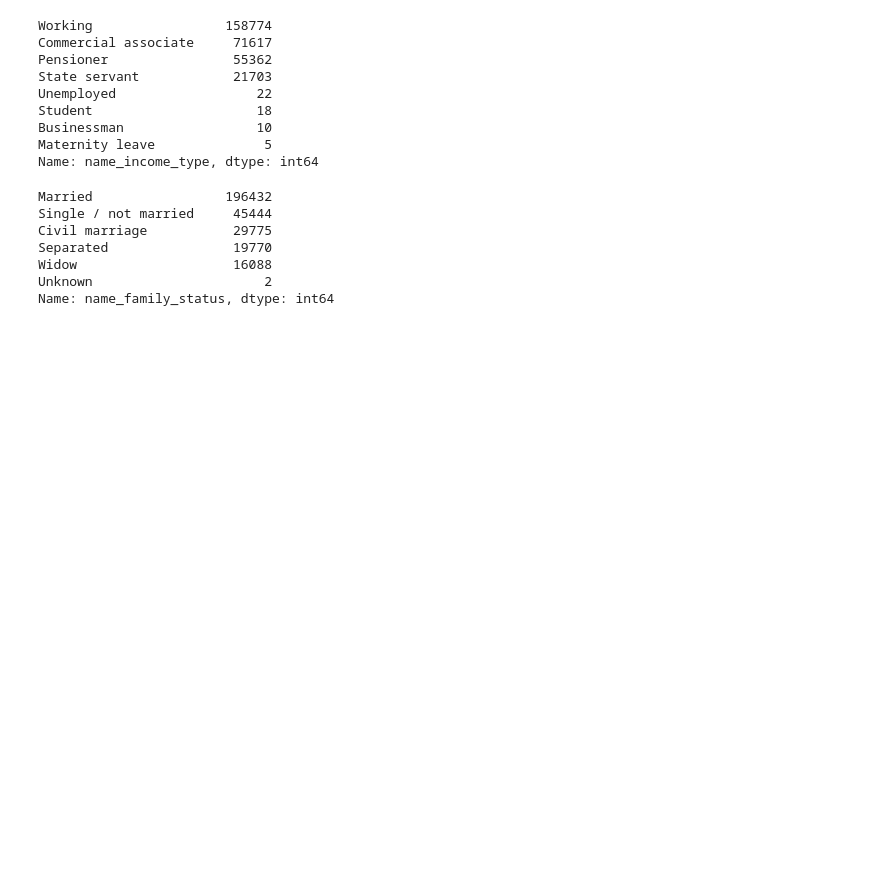
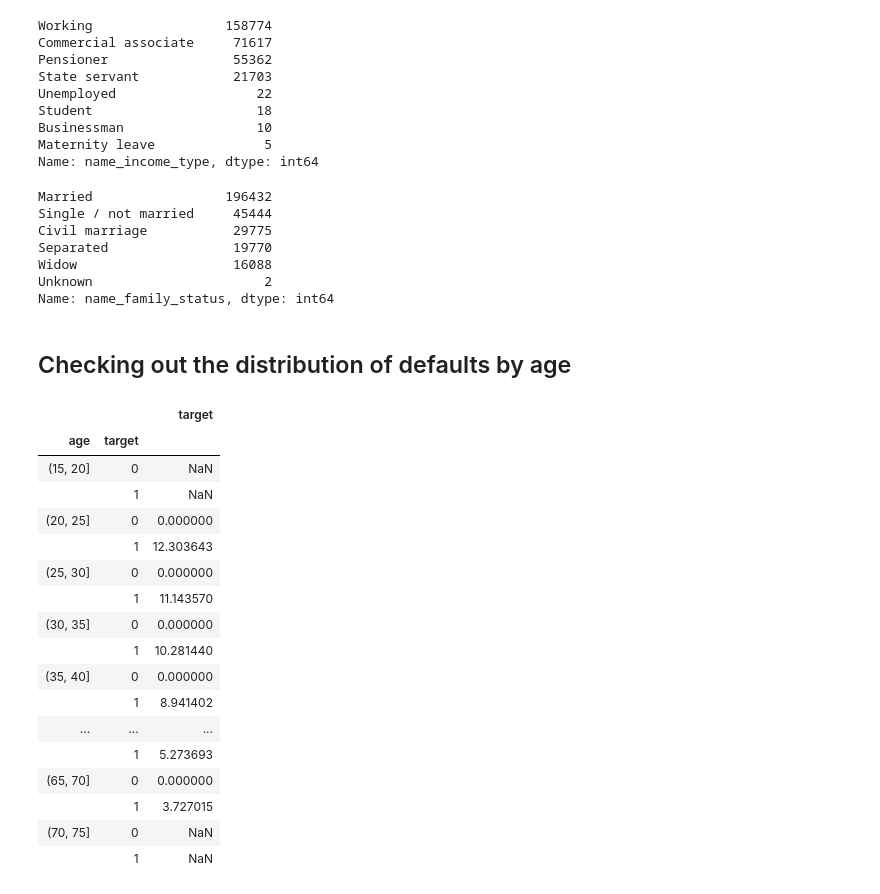
Before and after one commit to gouvs/default_risk, a Jupyter notebook: train_eda.ipynb, the cells around one changed output. Saved outputs shown, nothing was run; the diff lists cells and outputs as text; code cells hidden in the pictures; blank space fills up the shorter version.

```diff
--- a/train_eda.ipynb
+++ b/train_eda.ipynb
@@ -295,3 +295,40 @@ Separated                19770
 Widow                    16088
 Unknown                      2
 Name: name_family_status, dtype: int64
+# %%
+grouped_train = train.copy()
+# %% [markdown]
+## Checking out the distribution of defaults by age
+# %%
+grouped_train['age'] = grouped_train['days_birth']/-365
+# %%
+age_bins = pd.cut(grouped_train['age'], list(np.arange(15,80,5)))
+# %%
+binned_age_target = grouped_train.groupby([age_bins, 'target']).agg({'target': 'sum'}) #['target'].sum()
+# In [3]: df.groupby(bins)['Value'].agg(['count', 'sum'])
+
+# state_office = df.groupby(['state', 'office_id']).agg({'sales': 'sum'})
+
+age_target = grouped_train.groupby(age_bins).agg({'target': 'count'})
+
+
+binned_age_target.div(age_target, level='age') *100
+# %% [output]
+|  |  | target |
+| age | target |  |
+| (15, 20] | 0 | NaN |
+|  | 1 | NaN |
+| (20, 25] | 0 | 0.000000 |
+|  | 1 | 12.303643 |
+| (25, 30] | 0 | 0.000000 |
+|  | 1 | 11.143570 |
+| (30, 35] | 0 | 0.000000 |
+|  | 1 | 10.281440 |
+| (35, 40] | 0 | 0.000000 |
+|  | 1 | 8.941402 |
+| ... | ... | ... |
+|  | 1 | 5.273693 |
+| (65, 70] | 0 | 0.000000 |
+|  | 1 | 3.727015 |
+| (70, 75] | 0 | NaN |
+|  | 1 | NaN |
```
Also changed, not shown: parts of 5 cells of this notebook, 1 other file.
